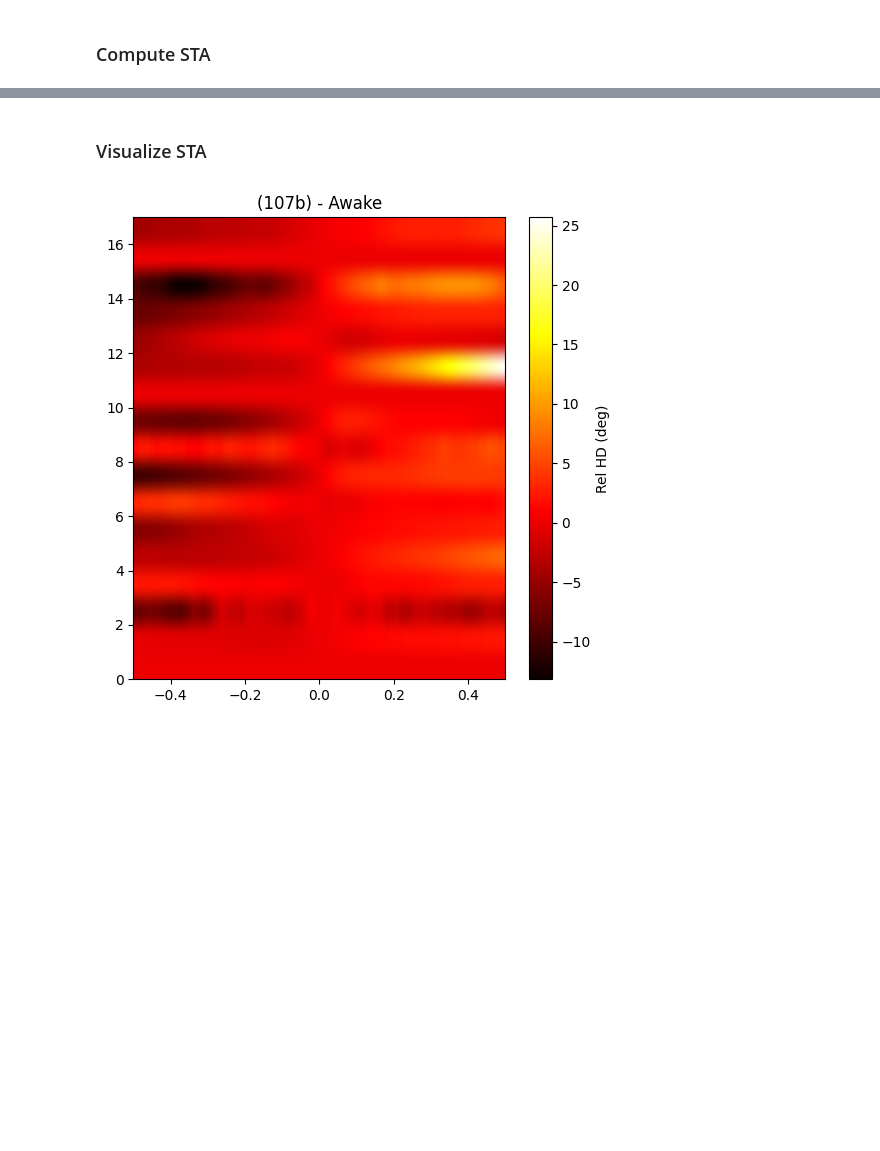
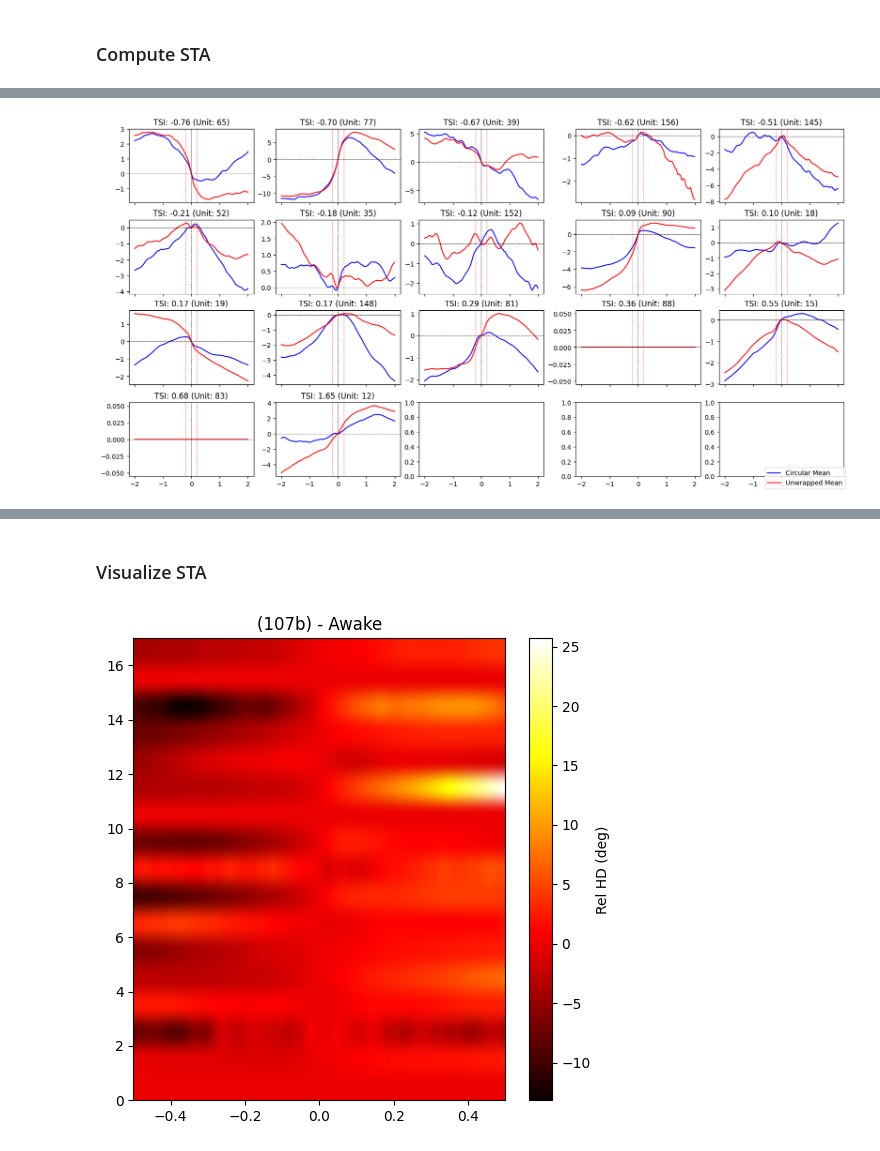
Before and after one commit to Senzai-Lab/nrem_analysis, a Jupyter notebook: notebooks/dual_recordings/sta.ipynb, the cells around one changed output, grey strips where cells are left out. Cells and saved outputs as stored; diff of their text form; code cells hidden in the pictures; blank space fills up the shorter version.

```diff
--- a/notebooks/dual_recordings/sta.ipynb
+++ b/notebooks/dual_recordings/sta.ipynb
@@ -71,0 +51,6 @@ Finished: movement_var20 / 110b
+# %%
+f, axs = plot_sta(sta_cart, sta_unwrap, turn_units)
+f.legend(["Circular Mean", "Unwrapped Mean"], loc='lower right')
+plt.show(f)
+# %% [output]
+[figure, added]
```
Also changed, not shown: parts of 6 cells of this notebook, 6 other files.
